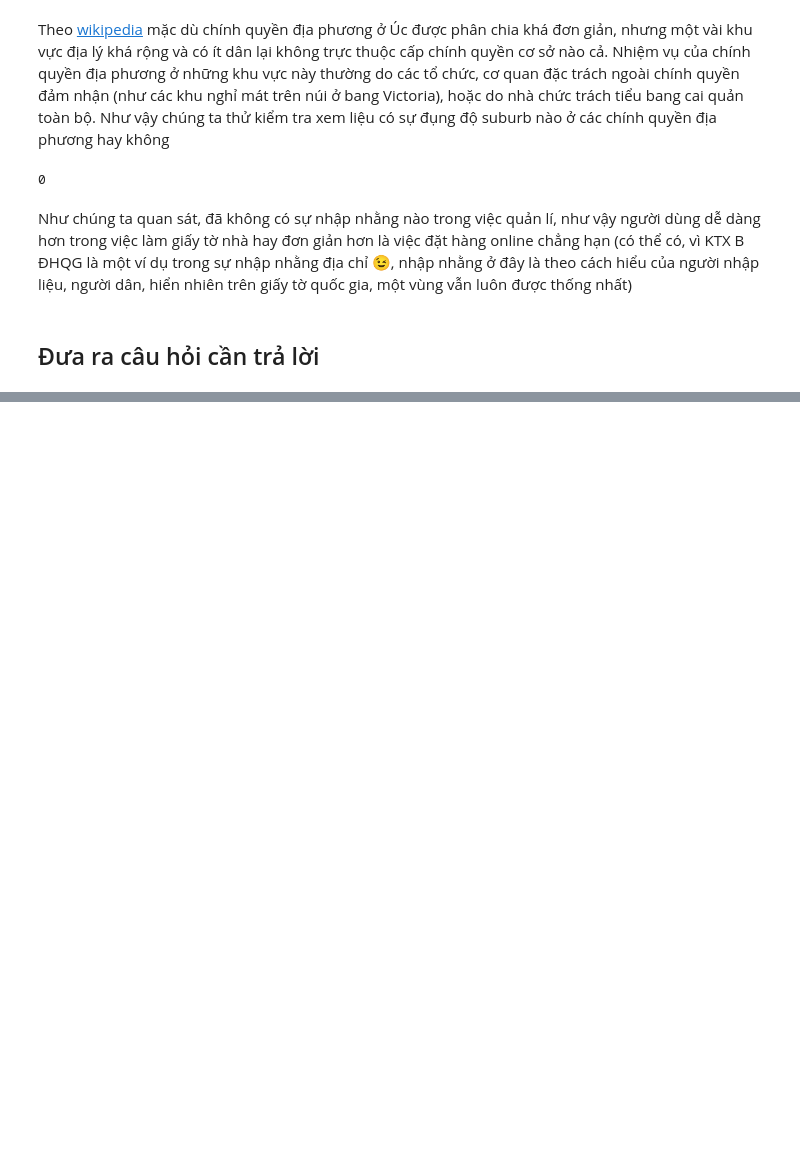
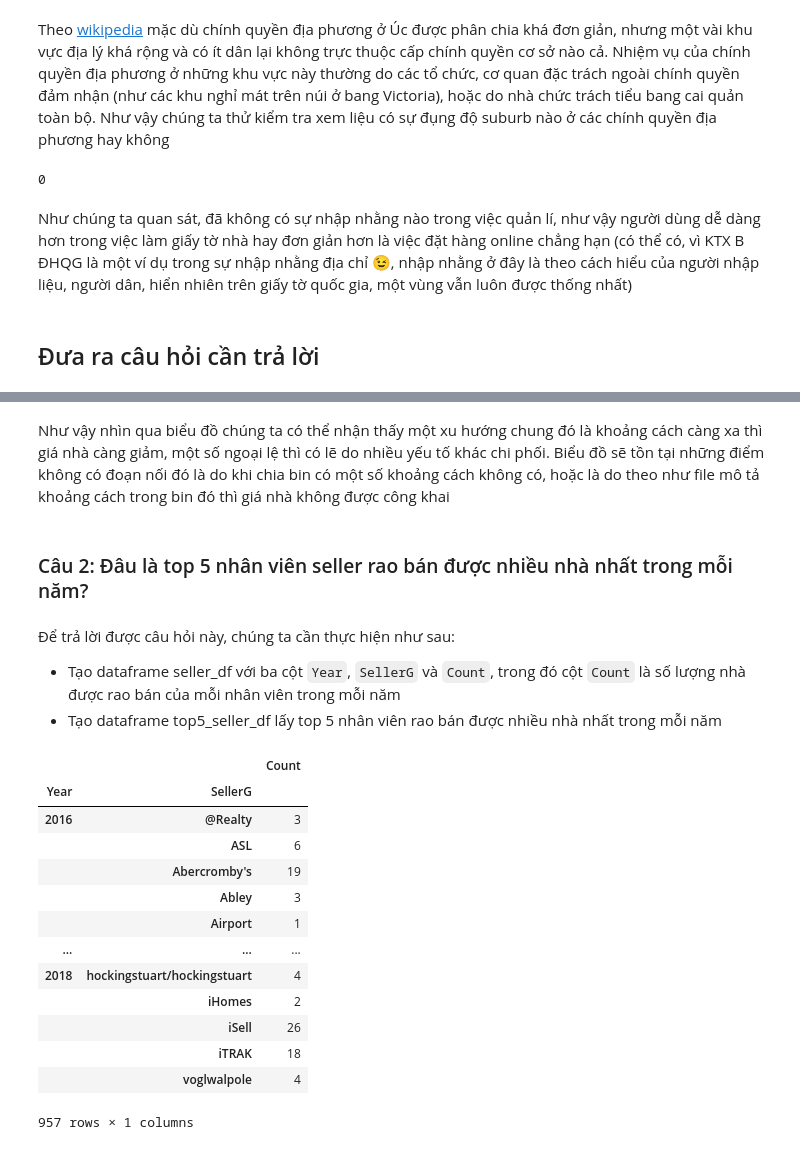
Before and after one commit to phanvoquyen/L-p-tr-nh-cho-Khoa-h-c-D-li-u, a Jupyter notebook: Code/18120509_18120529.ipynb, the cells around one changed output, grey strips where cells are left out. Cells and saved outputs as stored; diff of their text form; code cells hidden in the pictures; blank space fills up the shorter version.

```diff
--- a/Code/18120509_18120529.ipynb
+++ b/Code/18120509_18120529.ipynb
@@ -279,0 +395,28 @@ Như chúng ta quan sát, đã không có sự nhập nhằng nào trong việc
+# %% [markdown]
+Như vậy nhìn qua biểu đồ chúng ta có thể nhận thấy một xu hướng chung đó là khoảng cách càng xa thì giá nhà càng giảm, một số ngoại lệ thì có lẽ do nhiều yếu tố khác chi phối. Biểu đồ sẽ tồn tại những điểm không có đoạn nối đó là do khi chia bin có một số khoảng cách không có, hoặc là do theo như file mô tả khoảng cách trong bin đó thì giá nhà không được công khai
+# %% [markdown]
+### Câu 2: Đâu là top 5 nhân viên seller rao bán được nhiều nhà nhất trong mỗi năm?
+# %% [markdown]
+Để trả lời được câu hỏi này, chúng ta cần thực hiện như sau:
+- Tạo dataframe seller_df với ba cột `Year`, `SellerG` và `Count`, trong đó cột `Count` là số lượng nhà được rao bán của mỗi nhân viên trong mỗi năm
+- Tạo dataframe top5_seller_df lấy top 5 nhân viên rao bán được nhiều nhà nhất trong mỗi năm
+# %%
+seller_df = mhm_df[['Year', 'SellerG']]
+seller_df = pd.DataFrame(seller_df.groupby(['Year', 'SellerG']).size())
+seller_df.columns = ['Count']
+seller_df
+# %% [output]
+|  |  | Count |
+| Year | SellerG |  |
+| 2016 | @Realty | 3 |
+|  | ASL | 6 |
+|  | Abercromby's | 19 |
+|  | Abley | 3 |
+|  | Airport | 1 |
+| ... | ... | ... |
+| 2018 | hockingstuart/hockingstuart | 4 |
+|  | iHomes | 2 |
+|  | iSell | 26 |
+|  | iTRAK | 18 |
+|  | voglwalpole | 4 |
+957 rows × 1 columns
```
Also changed, not shown: parts of 18 cells of this notebook.
